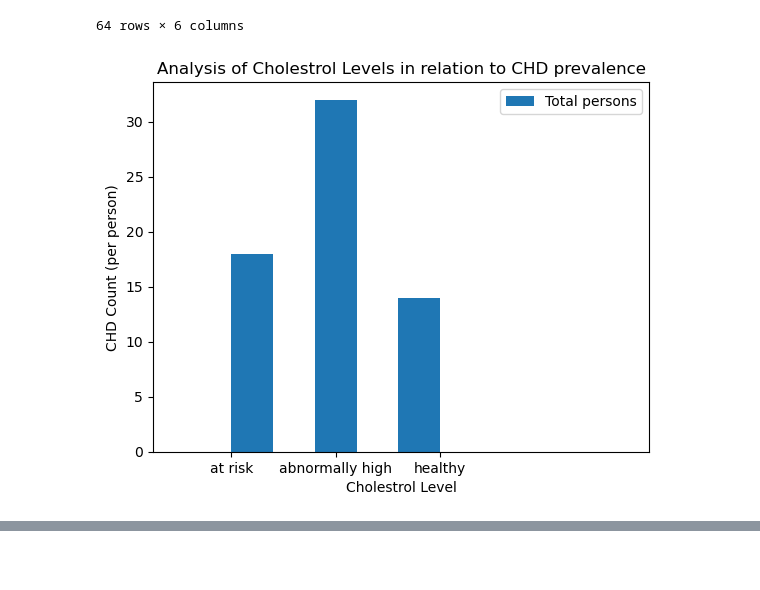
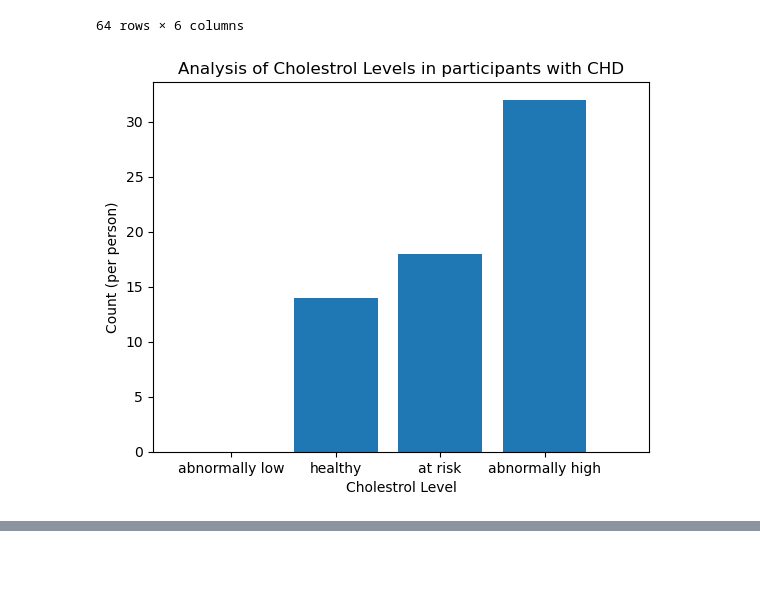
Before and after one commit to Yasmin-9/HeartInsights, a Jupyter notebook: sex/sex.ipynb, the cells around one changed output, grey strips where cells are left out. Saved outputs shown, nothing was run; the diff lists cells and outputs as text; code cells hidden in the pictures.

```diff
--- a/sex/sex.ipynb
+++ b/sex/sex.ipynb
@@ -463,18 +425,22 @@ chol_p1
 64 rows × 6 columns
 # %%
 # Plotting Histogram of Cholestrol levels in relation to CHD prevalence
+cholestrol_yaxis = chol_p1.groupby(['CHOLESTROL LEVEL'])['ID'].count()
+cholestrol_yaxis
 
-plt.hist(chol_p1['CHOLESTROL LEVEL'],bins=5,align='mid',label = 'Total persons')
+plt.bar(bin_names,cholestrol_yaxis,align='center')
 
 plt.xlabel('Cholestrol Level')
-plt.ylabel('CHD Count (per person)')
+plt.ylabel('Count (per person)')
 plt.xlim(-0.75,len(bin_names))
-plt.title('Analysis of Cholestrol Levels in relation to CHD prevalence')
-plt.legend()
+plt.title('Analysis of Cholestrol Levels in participants with CHD')
+
 plt.show()
 
-#one bin missing??
-#gta make it in order
-#alignment kinda weird..
+# CHOLESTROL LEVEL
+# abnormally low      0
+# healthy            14
+# at risk            18
+# abnormally high    32
 # %% [output]
-[figure, old version]
+[figure, new version]
```
Also changed, not shown: parts of 15 cells of this notebook.
